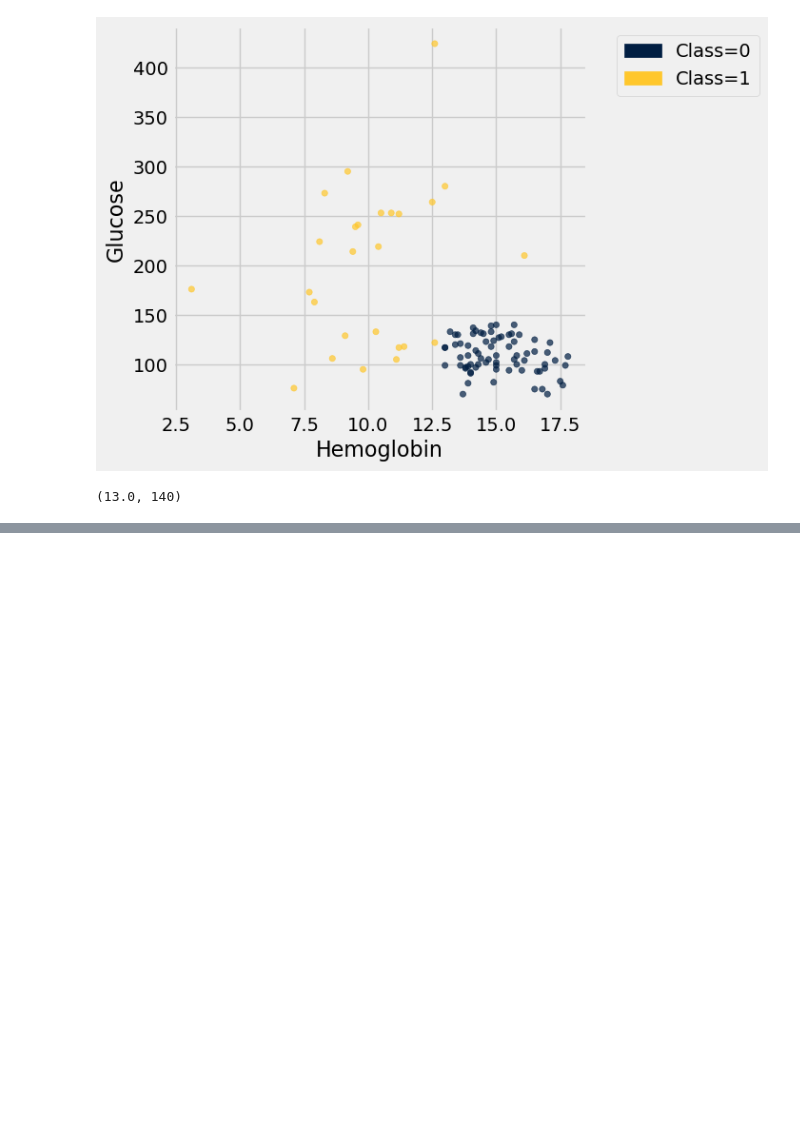
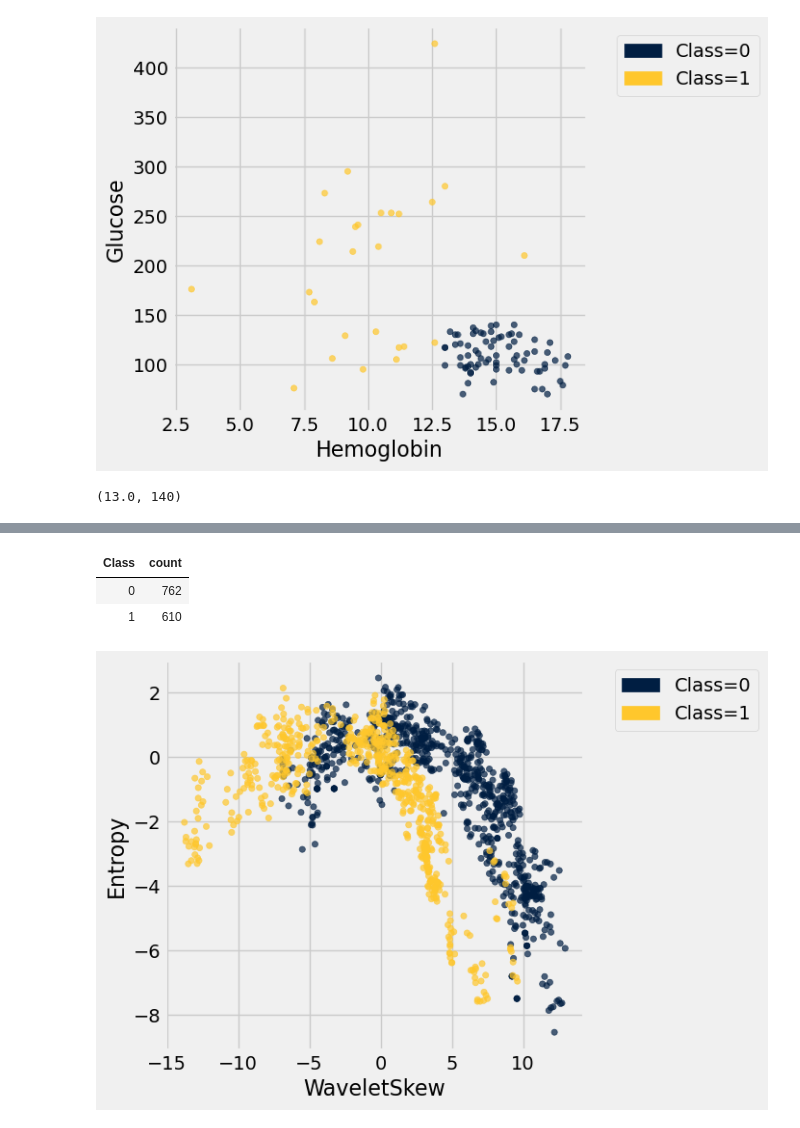
Before and after one commit to lawtonsclass/s26-code-from-class, a Jupyter notebook: data8/ch17.ipynb, the cells around one changed output, grey strips where cells are left out. Cells and saved outputs as stored; diff of their text form; code cells hidden in the pictures; blank space fills up the shorter version.

```diff
--- a/data8/ch17.ipynb
+++ b/data8/ch17.ipynb
@@ -59,0 +95,3 @@ min_hemoglobin_for_0, max_glucose_for_0
+# %%
+banknotes = Table.read_table('data/banknote.csv')
+banknotes.sample()
@@ -59,0 +111,10 @@ min_hemoglobin_for_0, max_glucose_for_0
+# %%
+banknotes.group('Class')
+# %% [output]
+| Class | count |
+| 0 | 762 |
+| 1 | 610 |
+# %%
+banknotes.scatter('WaveletSkew', 'Entropy', group='Class')
+# %% [output]
+[figure, added]
```
Also changed, not shown: parts of 33 cells of this notebook.
